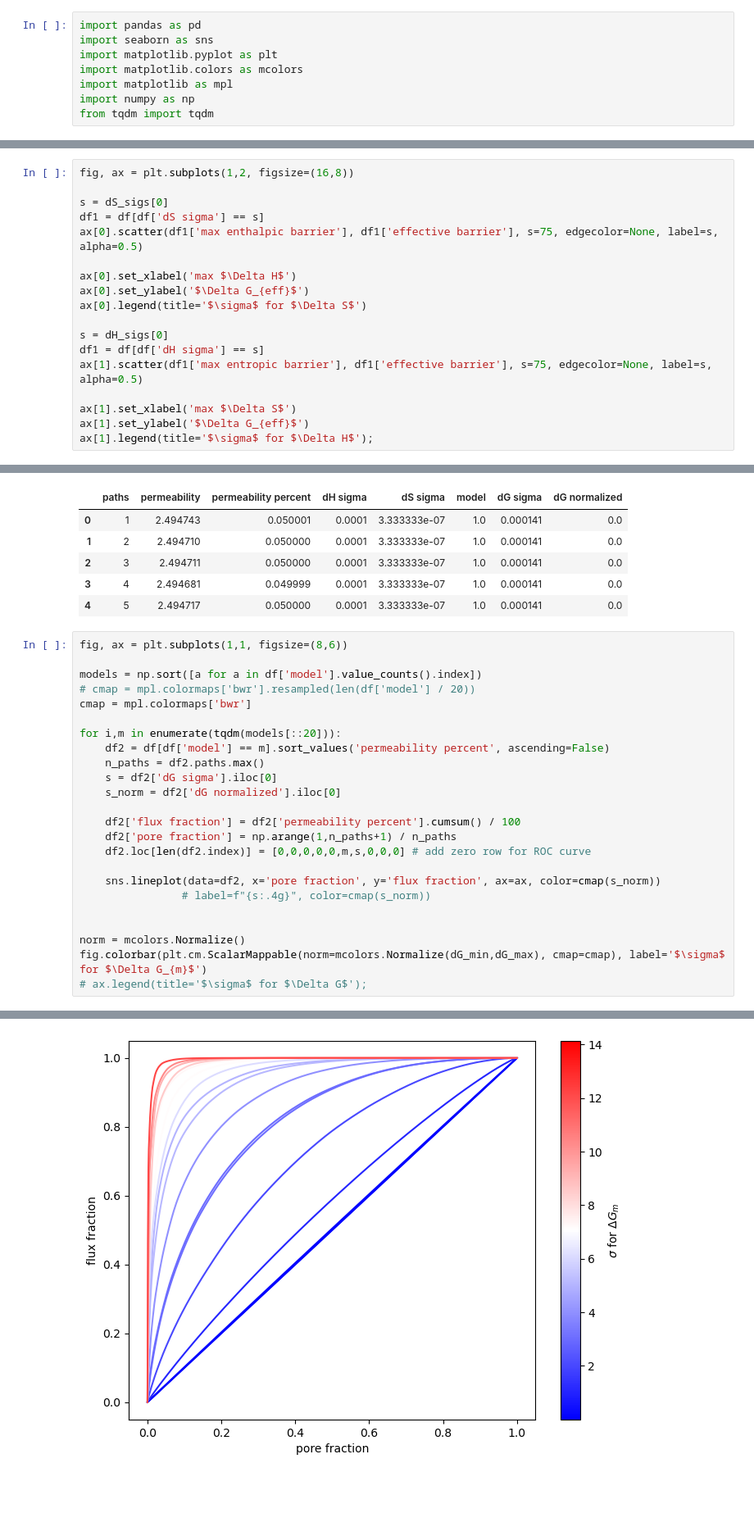
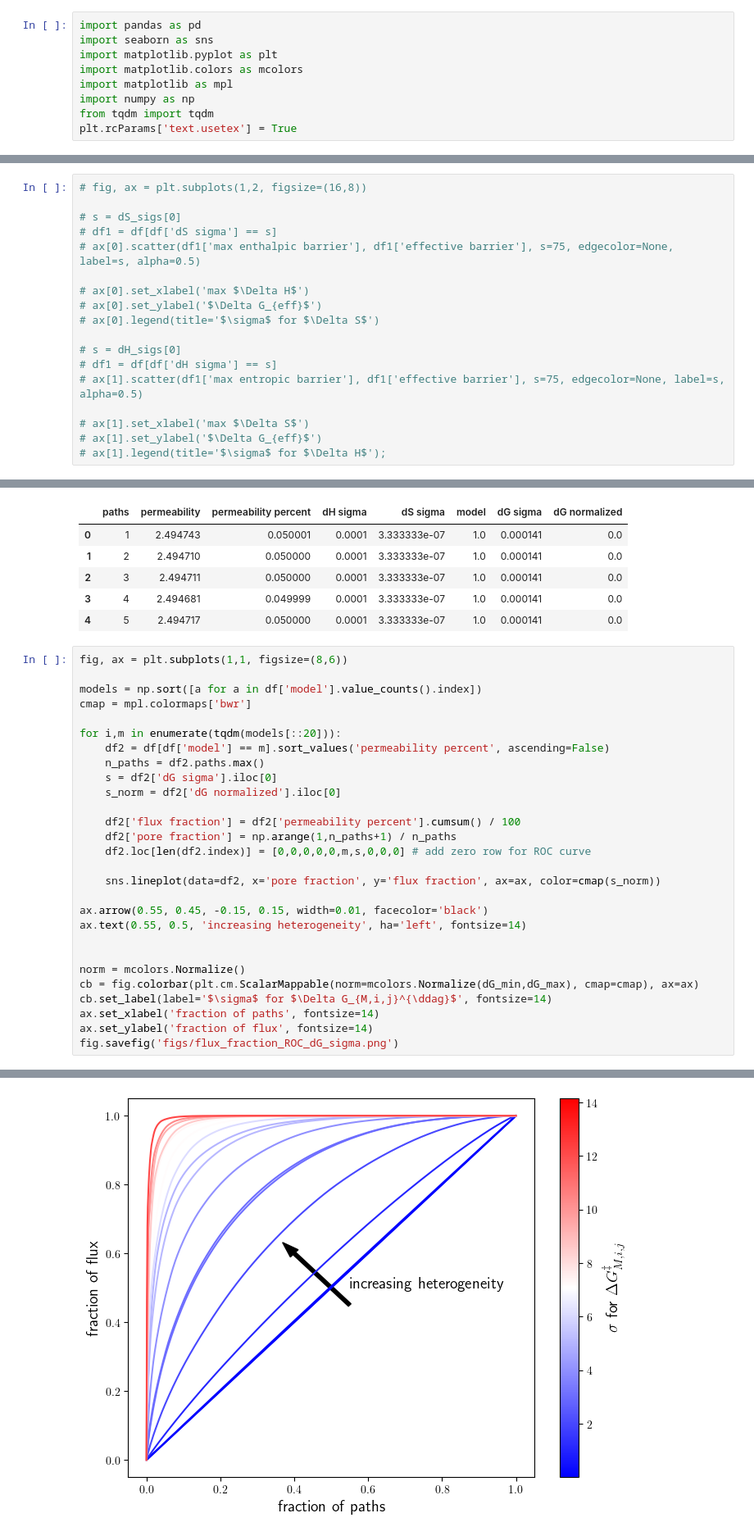
Before and after one commit to schwinns/eyring_model, a Jupyter notebook: barrier_variance.ipynb, the cells around one changed output, grey strips where cells are left out. Shown at 82% size. Cells and saved outputs as stored; diff of their text form; blank space fills up the shorter version.

```diff
--- a/barrier_variance.ipynb
+++ b/barrier_variance.ipynb
@@ -6,6 +6,7 @@ import matplotlib.colors as mcolors
 import matplotlib as mpl
 import numpy as np
 from tqdm import tqdm
+plt.rcParams['text.usetex'] = True
 # %%
 df = pd.read_csv('barrier_variance.csv')
 print(df.shape)
@@ -87,18 +110,18 @@ ax.legend(title='$\sigma$ for $\Delta S$');
 # %%
-fig, ax = plt.subplots(1,2, figsize=(16,8))
+# fig, ax = plt.subplots(1,2, figsize=(16,8))
 
-s = dS_sigs[0]
-df1 = df[df['dS sigma'] == s]
-ax[0].scatter(df1['max enthalpic barrier'], df1['effective barrier'], s=75, edgecolor=None, label=s, alpha=0.5)
+# s = dS_sigs[0]
+# df1 = df[df['dS sigma'] == s]
+# ax[0].scatter(df1['max enthalpic barrier'], df1['effective barrier'], s=75, edgecolor=None, label=s, alpha=0.5)
 
-ax[0].set_xlabel('max $\Delta H$')
-ax[0].set_ylabel('$\Delta G_{eff}$')
-ax[0].legend(title='$\sigma$ for $\Delta S$')
+# ax[0].set_xlabel('max $\Delta H$')
+# ax[0].set_ylabel('$\Delta G_{eff}$')
+# ax[0].legend(title='$\sigma$ for $\Delta S$')
 
-s = dH_sigs[0]
-df1 = df[df['dH sigma'] == s]
-ax[1].scatter(df1['max entropic barrier'], df1['effective barrier'], s=75, edgecolor=None, label=s, alpha=0.5)
+# s = dH_sigs[0]
+# df1 = df[df['dH sigma'] == s]
+# ax[1].scatter(df1['max entropic barrier'], df1['effective barrier'], s=75, edgecolor=None, label=s, alpha=0.5)
 
-ax[1].set_xlabel('max $\Delta S$')
-ax[1].set_ylabel('$\Delta G_{eff}$')
-ax[1].legend(title='$\sigma$ for $\Delta H$');
+# ax[1].set_xlabel('max $\Delta S$')
+# ax[1].set_ylabel('$\Delta G_{eff}$')
+# ax[1].legend(title='$\sigma$ for $\Delta H$');
@@ -175,7 +194,6 @@ df.head()
 fig, ax = plt.subplots(1,1, figsize=(8,6))
 
 models = np.sort([a for a in df['model'].value_counts().index])
-# cmap = mpl.colormaps['bwr'].resampled(len(df['model'] / 20))
 cmap = mpl.colormaps['bwr']
 
 for i,m in enumerate(tqdm(models[::20])):
@@ -189,10 +207,15 @@ for i,m in enumerate(tqdm(models[::20])):
     df2.loc[len(df2.index)] = [0,0,0,0,0,m,s,0,0,0] # add zero row for ROC curve
 
     sns.lineplot(data=df2, x='pore fraction', y='flux fraction', ax=ax, color=cmap(s_norm))
-                # label=f"{s:.4g}", color=cmap(s_norm))
+
+ax.arrow(0.55, 0.45, -0.15, 0.15, width=0.01, facecolor='black')
+ax.text(0.55, 0.5, 'increasing heterogeneity', ha='left', fontsize=14)
 
 
 norm = mcolors.Normalize()
-fig.colorbar(plt.cm.ScalarMappable(norm=mcolors.Normalize(dG_min,dG_max), cmap=cmap), label='$\sigma$ for $\Delta G_{m}$')
-# ax.legend(title='$\sigma$ for $\Delta G$');
+cb = fig.colorbar(plt.cm.ScalarMappable(norm=mcolors.Normalize(dG_min,dG_max), cmap=cmap), ax=ax)
+cb.set_label(label='$\sigma$ for $\Delta G_{M,i,j}^{\ddag}$', fontsize=14)
+ax.set_xlabel('fraction of paths', fontsize=14)
+ax.set_ylabel('fraction of flux', fontsize=14)
+fig.savefig('figs/flux_fraction_ROC_dG_sigma.png')
 # %% [output]
@@ -200 +222 @@ fig.colorbar(plt.cm.ScalarMappable(norm=mcolors.Normalize(dG_min,dG_max), cmap=c
-[figure, old version]
+[figure, new version]
```
Also changed, not shown: parts of 6 cells of this notebook, 10 other files.
